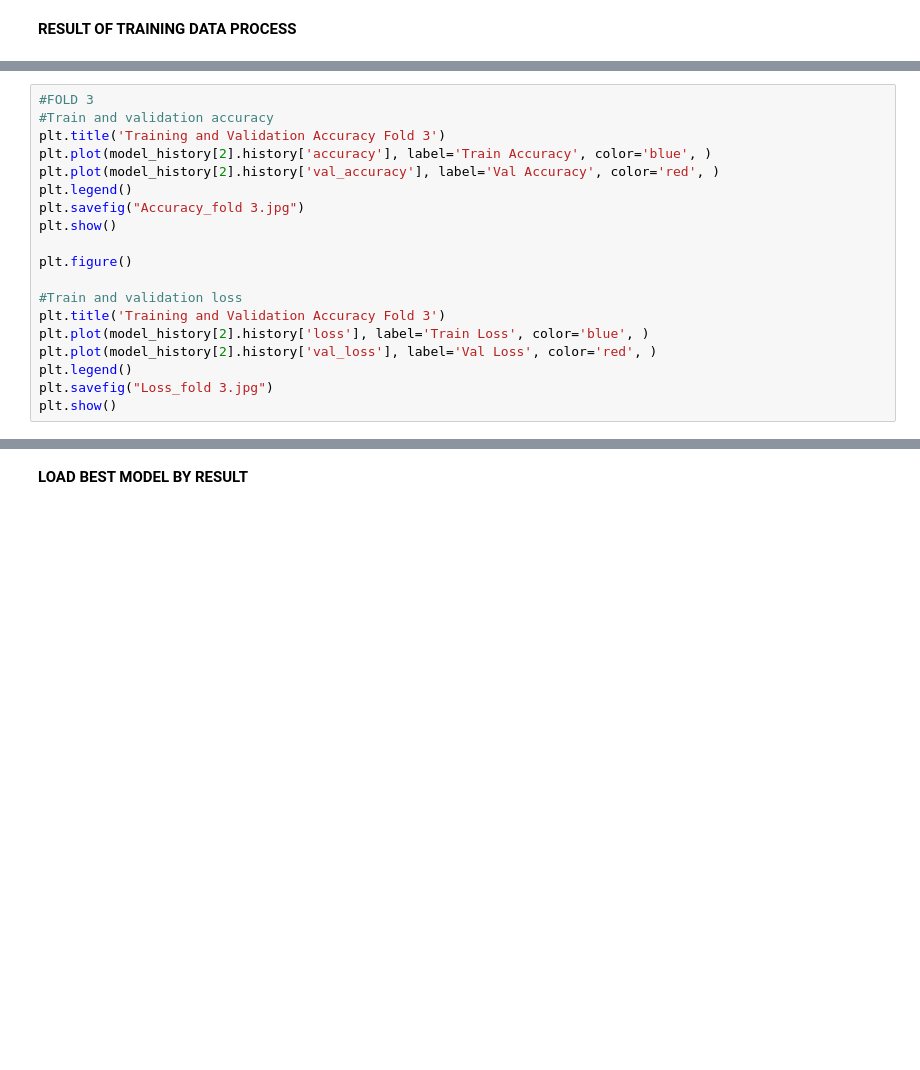
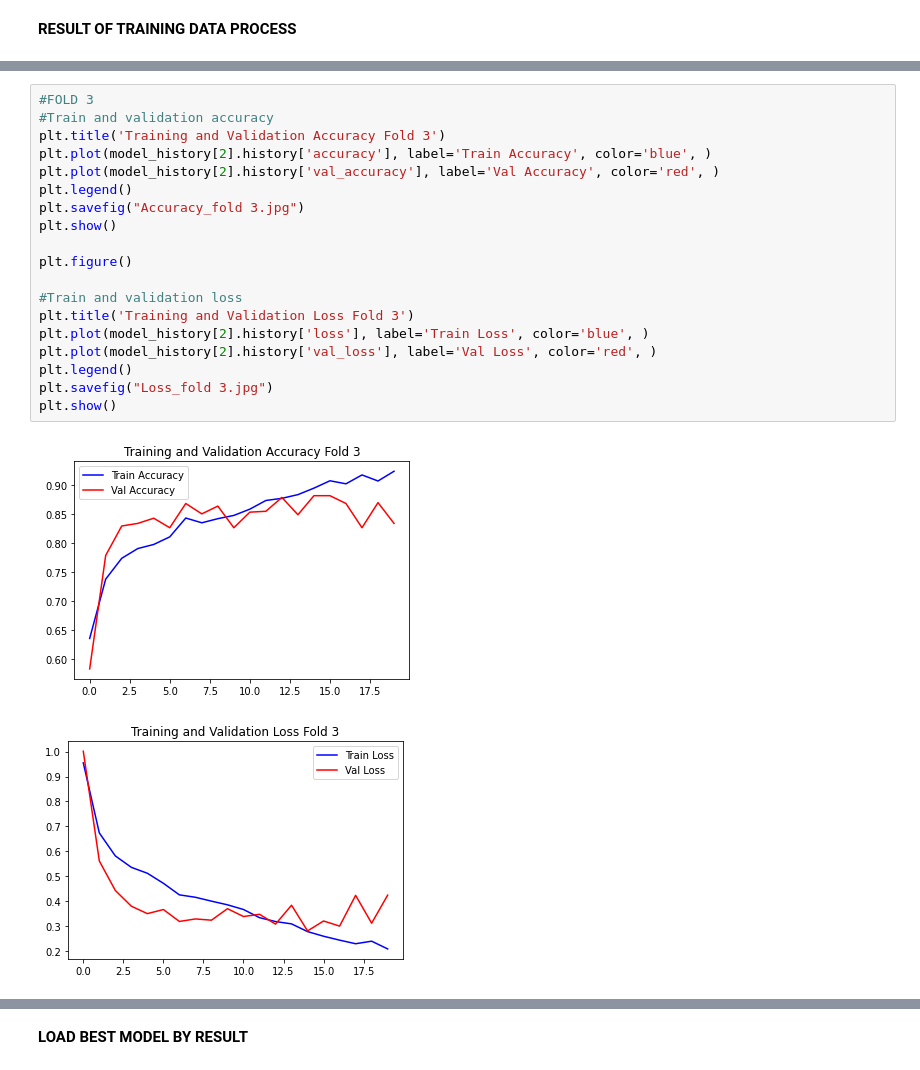
Before and after one commit to avishatr/TA, a Jupyter notebook: alexnet-corn-or-maize-disease-detectection.ipynb, the cells around one changed output, grey strips where cells are left out. Drawn from its saved outputs; the diff is of its cells as text; blank space fills up the shorter version.

```diff
--- a/alexnet-corn-or-maize-disease-detectection.ipynb
+++ b/alexnet-corn-or-maize-disease-detectection.ipynb
@@ -254,22 +306,25 @@ plt.show()
 # %%
 #FOLD 3
 #Train and validation accuracy
 plt.title('Training and Validation Accuracy Fold 3')
 plt.plot(model_history[2].history['accuracy'], label='Train Accuracy', color='blue', )
 plt.plot(model_history[2].history['val_accuracy'], label='Val Accuracy', color='red', )
 plt.legend()
 plt.savefig("Accuracy_fold 3.jpg")
 plt.show()
 
 plt.figure()
 
 #Train and validation loss
-plt.title('Training and Validation Accuracy Fold 3')
+plt.title('Training and Validation Loss Fold 3')
 plt.plot(model_history[2].history['loss'], label='Train Loss', color='blue', )
 plt.plot(model_history[2].history['val_loss'], label='Val Loss', color='red', )
 plt.legend()
 plt.savefig("Loss_fold 3.jpg")
 plt.show()
+# %% [output]
+[figure, added]
+[figure, added]
 # %%
 #FOLD 4
 #Train and validation accuracy
```
Also changed, not shown: parts of 19 cells of this notebook.
